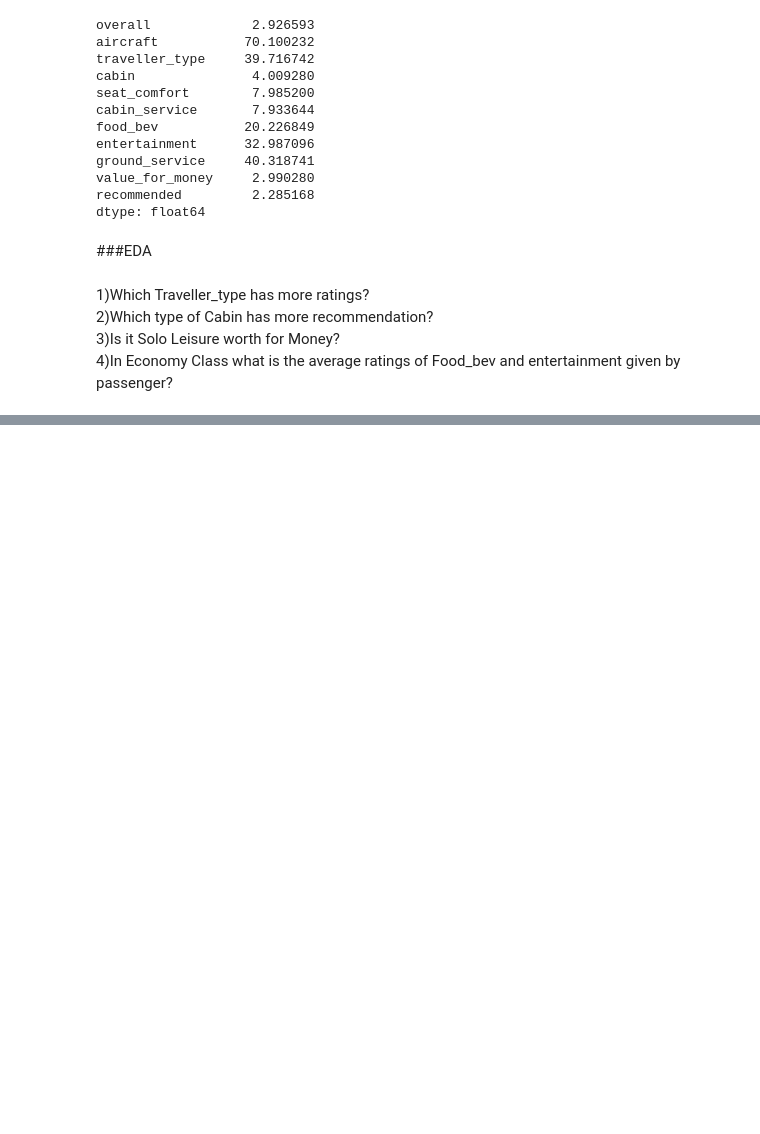
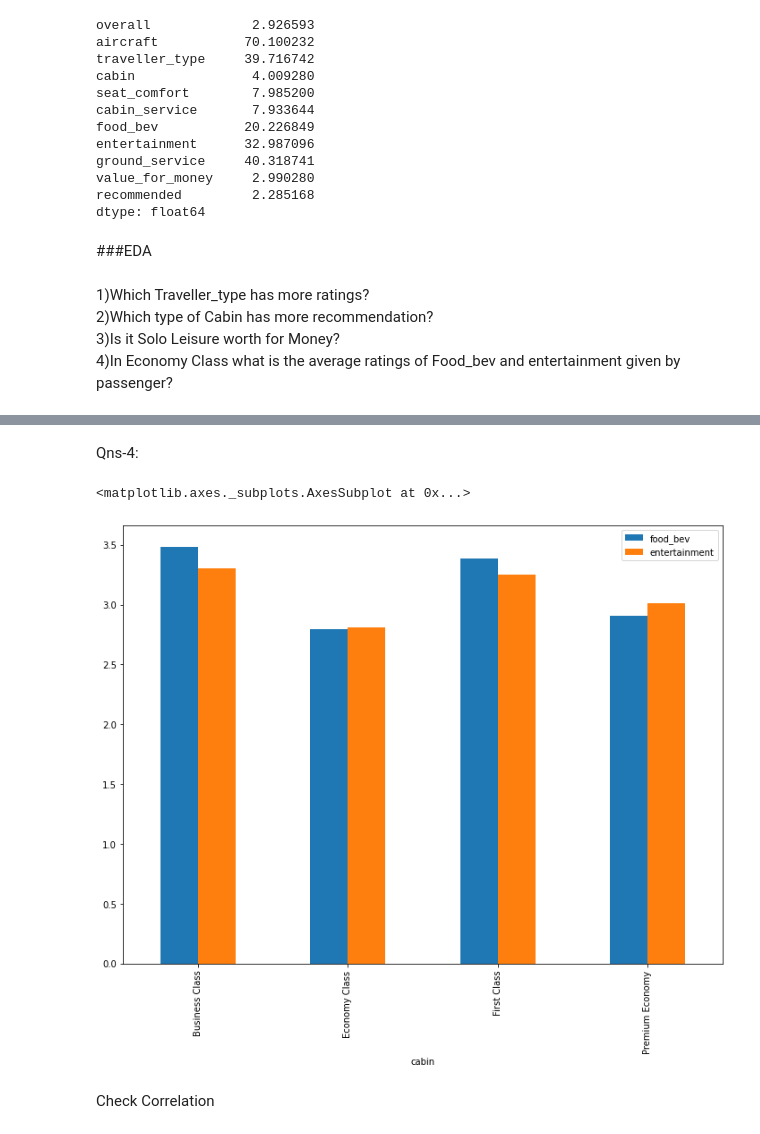
Before and after one commit to Jaiharish-passion07/Third_Classification_capstone_project, a Jupyter notebook: Individual_classification_Notebook.ipynb, the cells around one changed output, grey strips where cells are left out. Cells and saved outputs as stored; diff of their text form; code cells hidden in the pictures; blank space fills up the shorter version.

```diff
--- a/Individual_classification_Notebook.ipynb
+++ b/Individual_classification_Notebook.ipynb
@@ -123,0 +166,13 @@ sns.barplot(x=airline_df['traveller_type'],y=airline_df['value_for_money'])
+# %% [markdown]
+Qns-4:
+# %%
+#performing the grouphby method
+eda_4=airline_df.groupby('cabin')[['food_bev','entertainment']].mean().reset_index()
+# %%
+plt.rcParams['figure.figsize']=(12,9)
+eda_4.plot(x="cabin", y=["food_bev", "entertainment"], kind="bar")
+# %% [output]
+<matplotlib.axes._subplots.AxesSubplot at 0x...>
+[figure, added]
+# %% [markdown]
+Check Correlation
```
Also changed, not shown: parts of 33 cells of this notebook.
